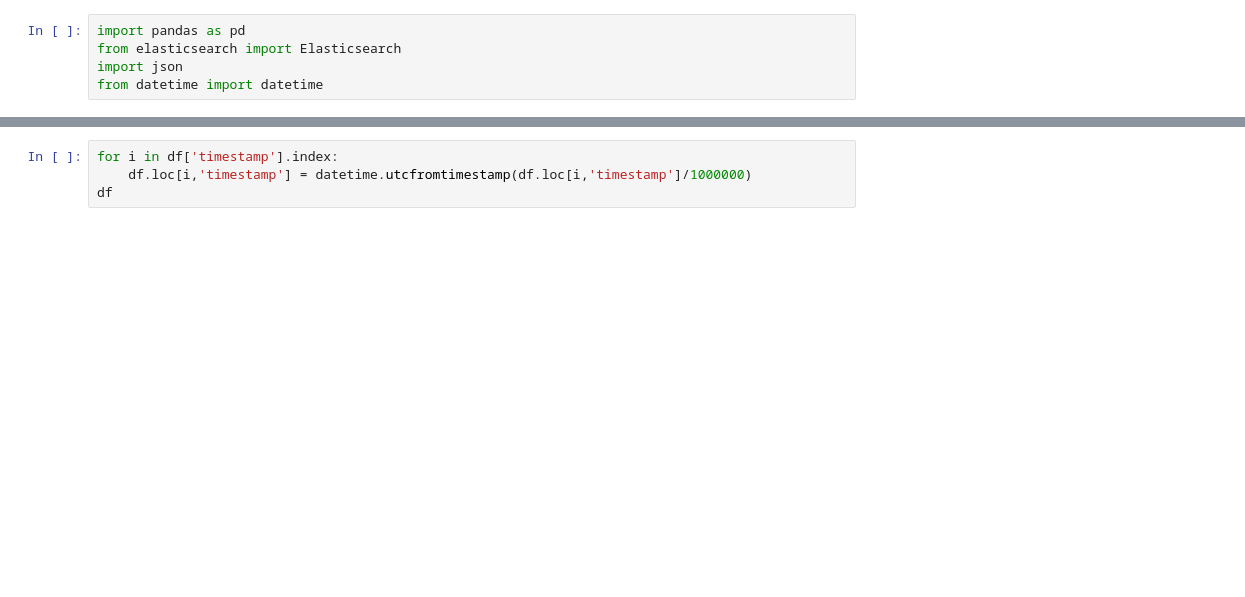
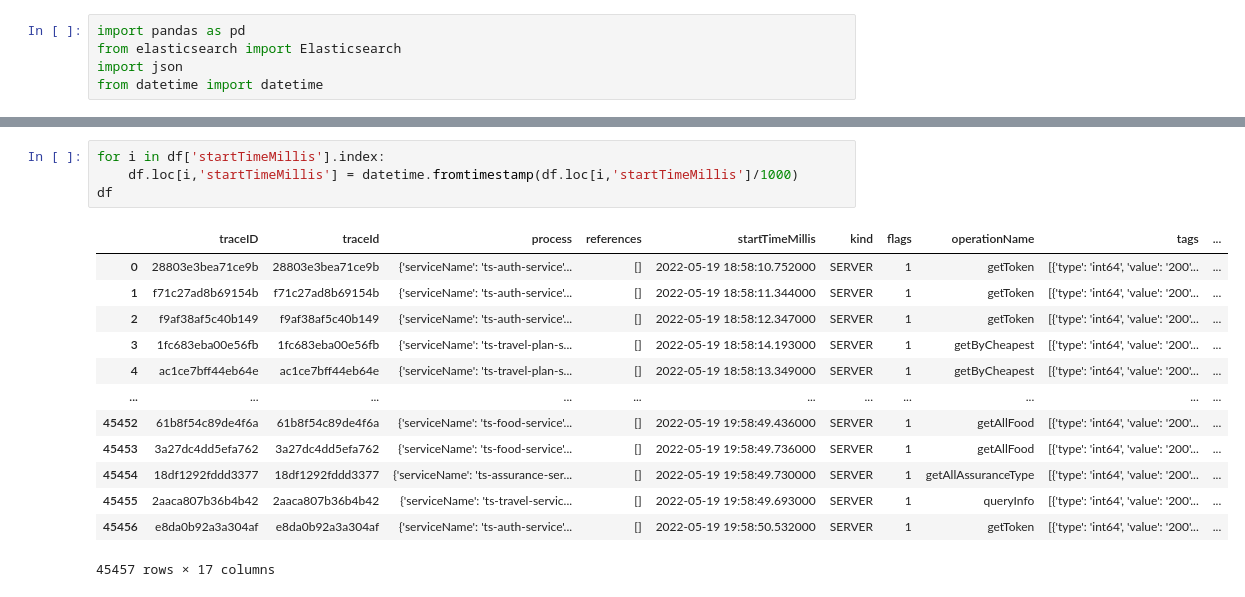
Before and after one commit to Jessicaleone/obstack, a Jupyter notebook: Notebooks/Trace_analysis.ipynb, the cells around one changed output, grey strips where cells are left out. Cells and saved outputs as stored; diff of their text form; blank space fills up the shorter version.

```diff
--- a/Notebooks/Trace_analysis.ipynb
+++ b/Notebooks/Trace_analysis.ipynb
@@ -51,7 +74,21 @@ df
-# %%
-for i in df['timestamp'].index:
-    df.loc[i,'timestamp'] = datetime.utcfromtimestamp(df.loc[i,'timestamp']/1000000)
-df
+# %%
+for i in df['startTimeMillis'].index:
+    df.loc[i,'startTimeMillis'] = datetime.fromtimestamp(df.loc[i,'startTimeMillis']/1000)
+df
+# %% [output]
+|  | traceID | traceId | process | references | startTimeMillis | kind | flags | operationName | tags | ... |
+| 0 | 28803e3bea71ce9b | 28803e3bea71ce9b | {'serviceName': 'ts-auth-service'... | [] | 2022-05-19 18:58:10.752000 | SERVER | 1 | getToken | [{'type': 'int64', 'value': '200'... | ... |
+| 1 | f71c27ad8b69154b | f71c27ad8b69154b | {'serviceName': 'ts-auth-service'... | [] | 2022-05-19 18:58:11.344000 | SERVER | 1 | getToken | [{'type': 'int64', 'value': '200'... | ... |
+| 2 | f9af38af5c40b149 | f9af38af5c40b149 | {'serviceName': 'ts-auth-service'... | [] | 2022-05-19 18:58:12.347000 | SERVER | 1 | getToken | [{'type': 'int64', 'value': '200'... | ... |
+| 3 | 1fc683eba00e56fb | 1fc683eba00e56fb | {'serviceName': 'ts-travel-plan-s... | [] | 2022-05-19 18:58:14.193000 | SERVER | 1 | getByCheapest | [{'type': 'int64', 'value': '200'... | ... |
+| 4 | ac1ce7bff44eb64e | ac1ce7bff44eb64e | {'serviceName': 'ts-travel-plan-s... | [] | 2022-05-19 18:58:13.349000 | SERVER | 1 | getByCheapest | [{'type': 'int64', 'value': '200'... | ... |
+| ... | ... | ... | ... | ... | ... | ... | ... | ... | ... | ... |
+| 45452 | 61b8f54c89de4f6a | 61b8f54c89de4f6a | {'serviceName': 'ts-food-service'... | [] | 2022-05-19 19:58:49.436000 | SERVER | 1 | getAllFood | [{'type': 'int64', 'value': '200'... | ... |
+| 45453 | 3a27dc4dd5efa762 | 3a27dc4dd5efa762 | {'serviceName': 'ts-food-service'... | [] | 2022-05-19 19:58:49.736000 | SERVER | 1 | getAllFood | [{'type': 'int64', 'value': '200'... | ... |
+| 45454 | 18df1292fddd3377 | 18df1292fddd3377 | {'serviceName': 'ts-assurance-ser... | [] | 2022-05-19 19:58:49.730000 | SERVER | 1 | getAllAssuranceType | [{'type': 'int64', 'value': '200'... | ... |
+| 45455 | 2aaca807b36b4b42 | 2aaca807b36b4b42 | {'serviceName': 'ts-travel-servic... | [] | 2022-05-19 19:58:49.693000 | SERVER | 1 | queryInfo | [{'type': 'int64', 'value': '200'... | ... |
+| 45456 | e8da0b92a3a304af | e8da0b92a3a304af | {'serviceName': 'ts-auth-service'... | [] | 2022-05-19 19:58:50.532000 | SERVER | 1 | getToken | [{'type': 'int64', 'value': '200'... | ... |
+45457 rows × 17 columns
 # %%
 timestamp1 = 1652979531
 timestamp2 = 1652983145
```
Also changed, not shown: parts of 7 cells of this notebook.
